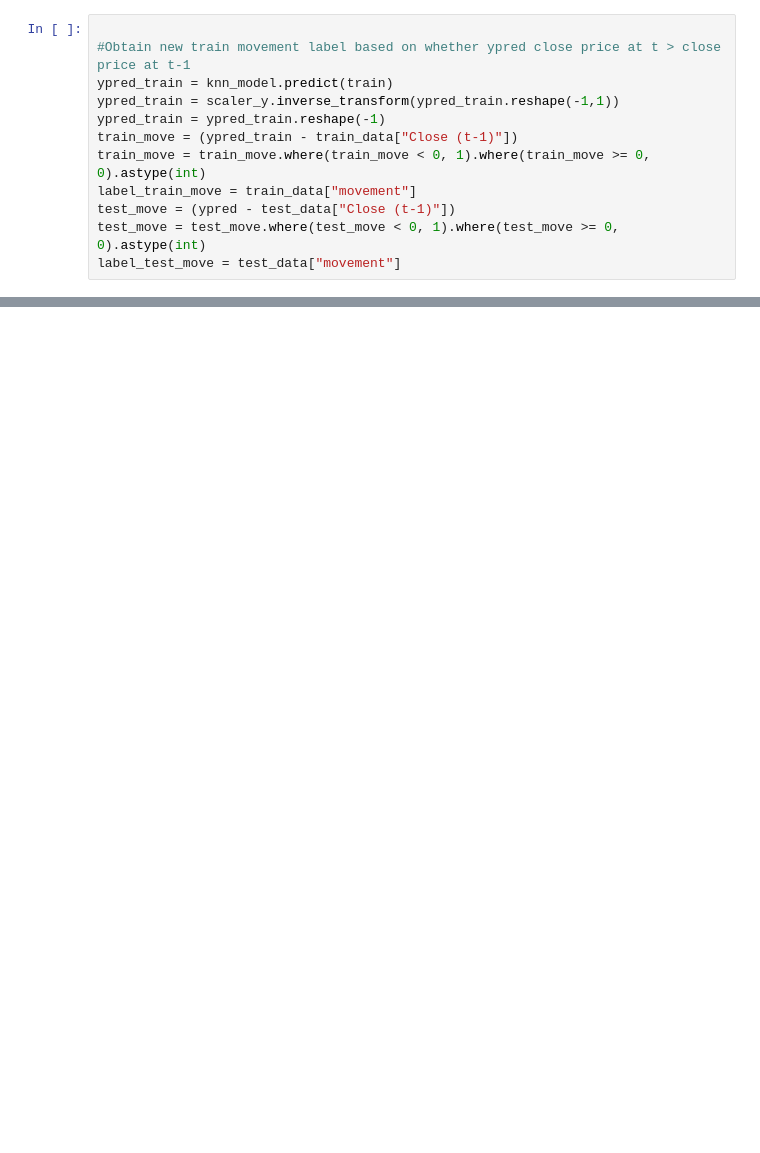
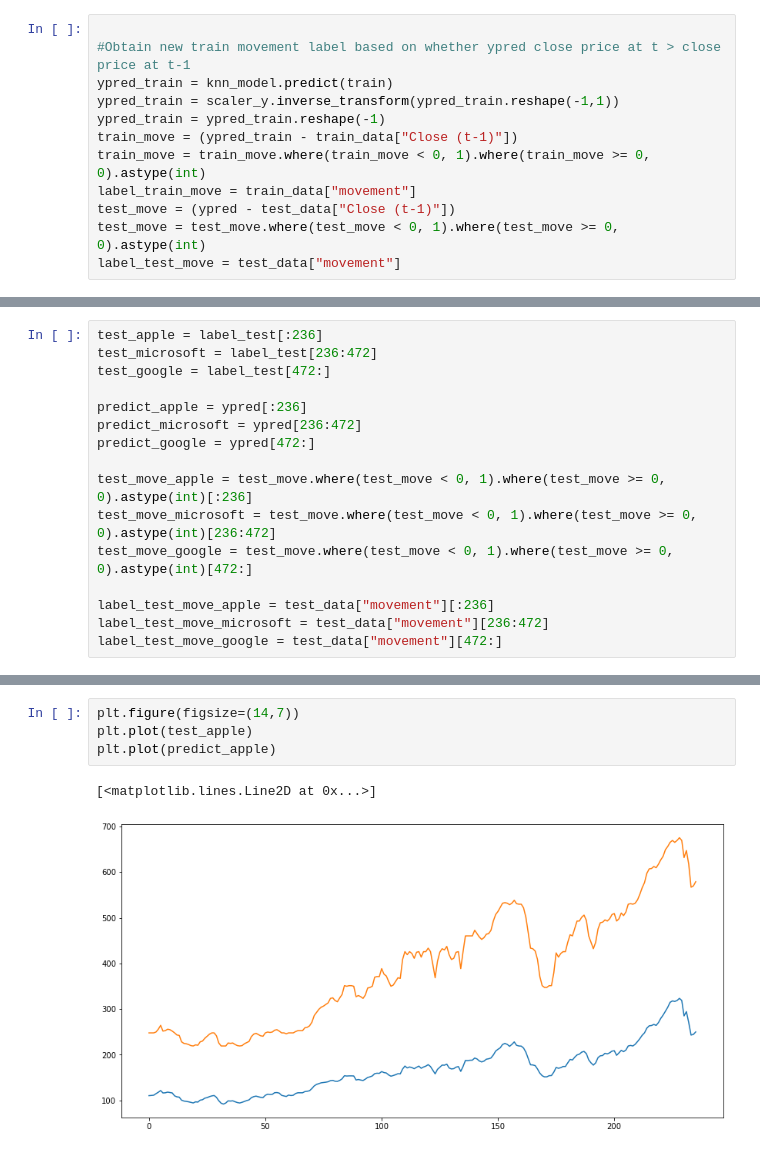
Before and after one commit to yuanxing-y/cs3244-project, a Jupyter notebook: KNN/KNN_Regressor.ipynb, the cells around one changed output, grey strips where cells are left out. Cells and saved outputs as stored; diff of their text form; blank space fills up the shorter version.

```diff
--- a/KNN/KNN_Regressor.ipynb
+++ b/KNN/KNN_Regressor.ipynb
@@ -105,0 +99,16 @@ plt.plot(label_test)
+# %%
+test_apple = label_test[:236]
+test_microsoft = label_test[236:472]
+test_google = label_test[472:]
+
+predict_apple = ypred[:236]
+predict_microsoft = ypred[236:472]
+predict_google = ypred[472:]
+
+test_move_apple = test_move.where(test_move < 0, 1).where(test_move >= 0, 0).astype(int)[:236]
+test_move_microsoft = test_move.where(test_move < 0, 1).where(test_move >= 0, 0).astype(int)[236:472]
+test_move_google = test_move.where(test_move < 0, 1).where(test_move >= 0, 0).astype(int)[472:]
+
+label_test_move_apple = test_data["movement"][:236]
+label_test_move_microsoft = test_data["movement"][236:472]
+label_test_move_google = test_data["movement"][472:]
@@ -105,0 +123,7 @@ plt.plot(label_test)
+# %%
+plt.figure(figsize=(14,7))
+plt.plot(test_apple)
+plt.plot(predict_apple)
+# %% [output]
+[<matplotlib.lines.Line2D at 0x...>]
+[figure, added]
```
Also changed, not shown: parts of 17 cells of this notebook.
